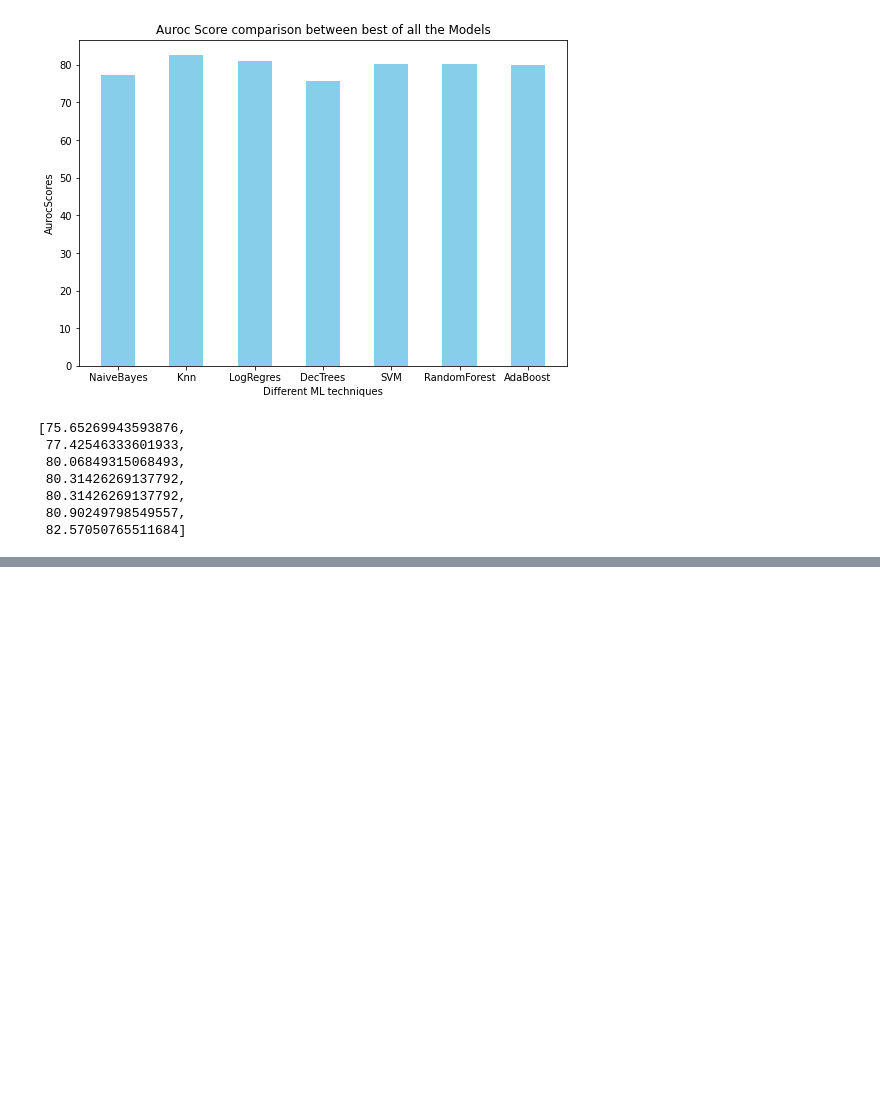
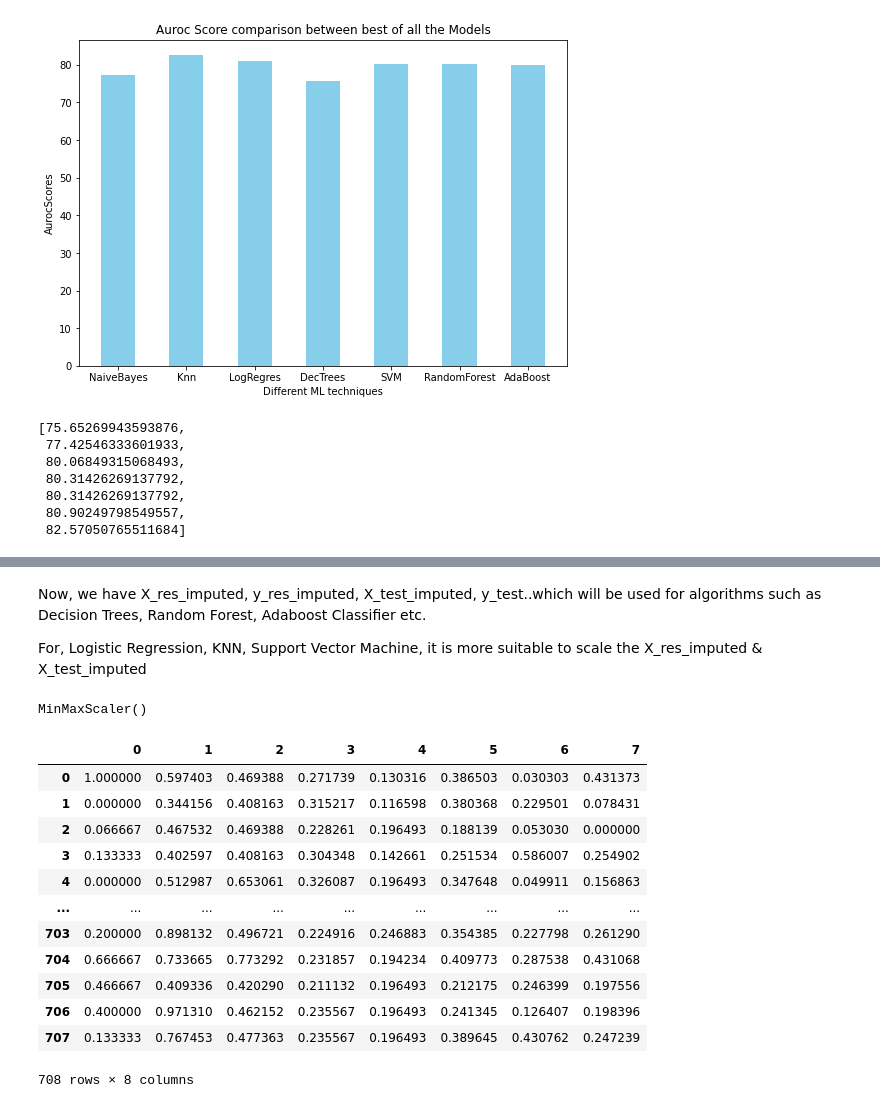
Before and after one commit to Patel27-S/Diabetes-Prediction---Data-Mining, a Jupyter notebook: DiabetesPrediction.ipynb, the cells around one changed output, grey strips where cells are left out. Saved outputs shown, nothing was run; the diff lists cells and outputs as text; code cells hidden in the pictures; blank space fills up the shorter version.

```diff
--- a/DiabetesPrediction.ipynb
+++ b/DiabetesPrediction.ipynb
@@ -3004,0 +3102,34 @@ sorted(aurocScores4)
+# %% [markdown]
+Now, we have X_res_imputed, y_res_imputed, X_test_imputed, y_test..which will be used for algorithms such as Decision Trees, Random Forest, Adaboost Classifier etc.
+
+For, Logistic Regression, KNN, Support Vector Machine, it is more suitable to scale the X_res_imputed & X_test_imputed
+# %%
+norm_2 = MinMaxScaler()
+# %%
+norm_2.fit(X_res_imputed)
+# %% [output]
+MinMaxScaler()
+# %%
+X_res_scaled_trmeanimp = norm_2.transform(X_res_imputed)
+
+X_res_scaled_temeanimp = norm_2.transform(X_test_imputed)
+# %%
+X_res_scaled_trmeanimp = pd.DataFrame(X_res_scaled_trmeanimp)
+
+X_res_scaled_temeanimp = pd.DataFrame(X_res_scaled_temeanimp)
+# %%
+X_res_scaled_trmeanimp
+# %% [output]
+|  | 0 | 1 | 2 | 3 | 4 | 5 | 6 | 7 |
+| 0 | 1.000000 | 0.597403 | 0.469388 | 0.271739 | 0.130316 | 0.386503 | 0.030303 | 0.431373 |
+| 1 | 0.000000 | 0.344156 | 0.408163 | 0.315217 | 0.116598 | 0.380368 | 0.229501 | 0.078431 |
+| 2 | 0.066667 | 0.467532 | 0.469388 | 0.228261 | 0.196493 | 0.188139 | 0.053030 | 0.000000 |
+| 3 | 0.133333 | 0.402597 | 0.408163 | 0.304348 | 0.142661 | 0.251534 | 0.586007 | 0.254902 |
+| 4 | 0.000000 | 0.512987 | 0.653061 | 0.326087 | 0.196493 | 0.347648 | 0.049911 | 0.156863 |
+| ... | ... | ... | ... | ... | ... | ... | ... | ... |
+| 703 | 0.200000 | 0.898132 | 0.496721 | 0.224916 | 0.246883 | 0.354385 | 0.227798 | 0.261290 |
+| 704 | 0.666667 | 0.733665 | 0.773292 | 0.231857 | 0.194234 | 0.409773 | 0.287538 | 0.431068 |
+| 705 | 0.466667 | 0.409336 | 0.420290 | 0.211132 | 0.196493 | 0.212175 | 0.246399 | 0.197556 |
+| 706 | 0.400000 | 0.971310 | 0.462152 | 0.235567 | 0.196493 | 0.241345 | 0.126407 | 0.198396 |
+| 707 | 0.133333 | 0.767453 | 0.477363 | 0.235567 | 0.196493 | 0.389645 | 0.430762 | 0.247239 |
+708 rows × 8 columns
```
Also changed, not shown: parts of 73 cells of this notebook.
